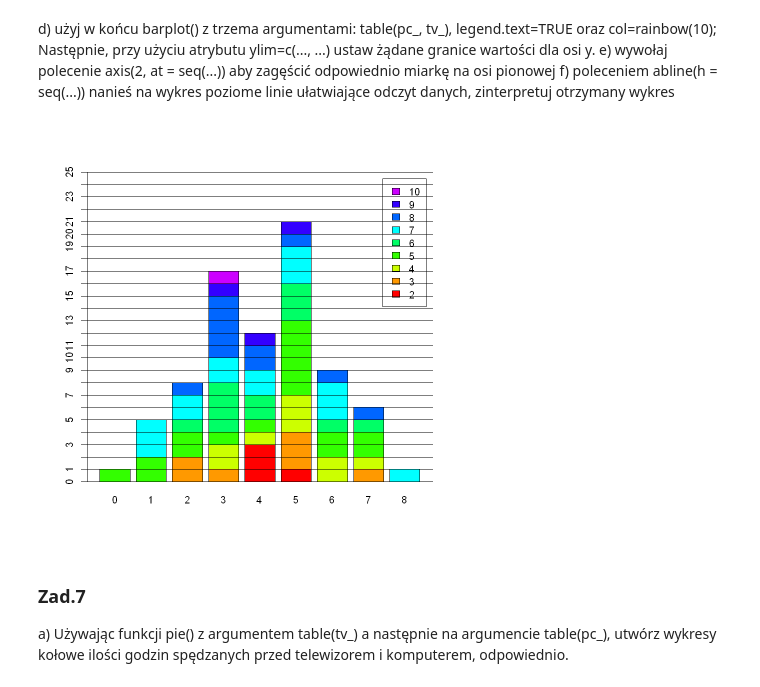
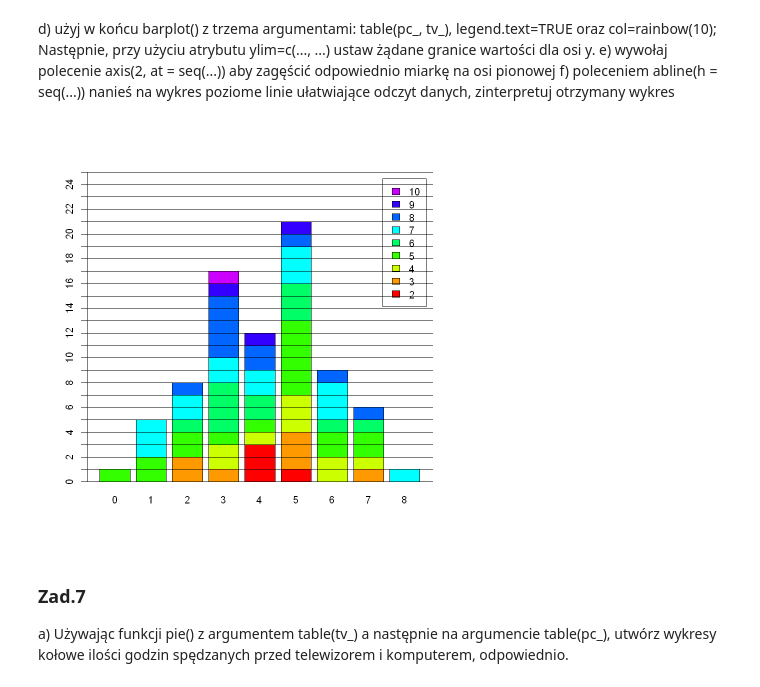
Before and after one commit to 30james00/pollub_R, a Jupyter notebook: Lab3.ipynb, the cells around one changed output. Saved outputs shown, nothing was run; the diff lists cells and outputs as text; code cells hidden in the pictures.

```diff
--- a/Lab3.ipynb
+++ b/Lab3.ipynb
@@ -219,11 +219,12 @@ e) wywołaj polecenie axis(2, at = seq(...)) aby zagęścić odpowiednio miarkę
 f) poleceniem abline(h = seq(...)) nanieś na wykres poziome linie ułatwiające odczyt danych,
 zinterpretuj otrzymany wykres
 # %%
-barplot(table(pc_, tv_), legend.text = T, col = rainbow(10), ylim = c(0, 25))
-axis(2, at = seq(1, 25))
+barplot(table(pc_, tv_), legend.text = T, col = rainbow(10), ylim = c(0, 25),
+ yaxt = 'n')
+axis(2, at = seq(0, 25))
 abline(h = seq(0, 25))
 # %% [output]
-[figure, old version]
+[figure, new version]
 # %% [markdown]
 ### Zad.7
 a) Używając funkcji pie() z argumentem table(tv_) a następnie na argumencie table(pc_), utwórz wykresy kołowe ilości godzin spędzanych przed telewizorem i komputerem, odpowiednio.
```
Also changed, not shown: 4 other files.
